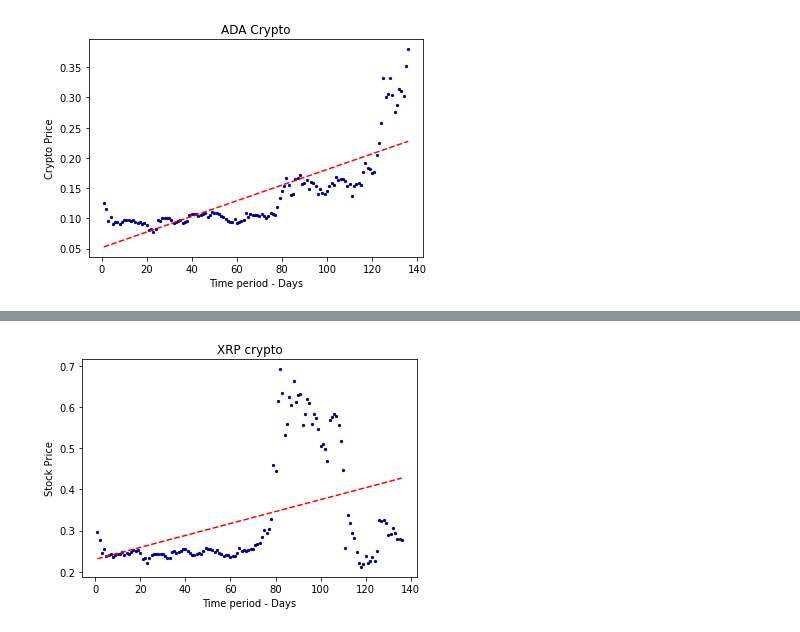
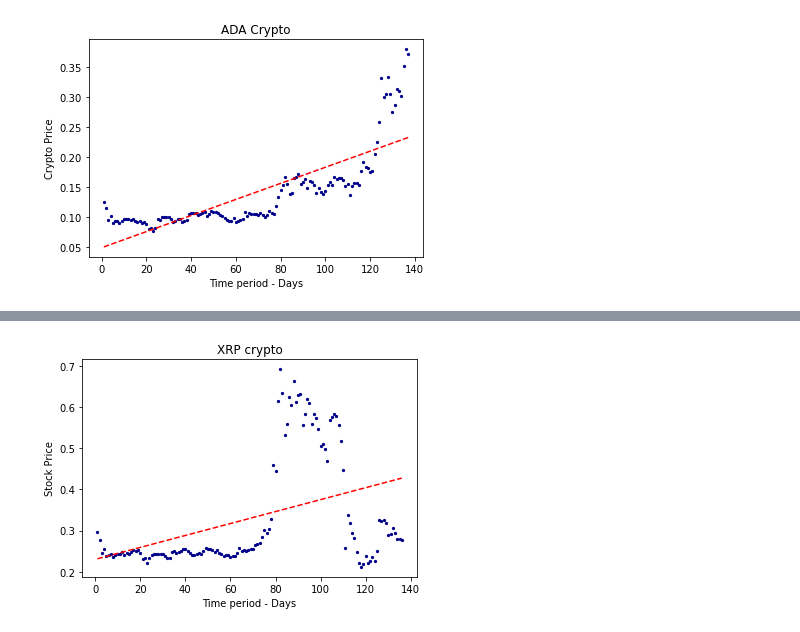
Before and after one commit to umiranda/Bitcoin-cryptocoins-analysis, a Jupyter notebook: Crypto_analysis/Crypto.ipynb, the cells around one changed output, grey strips where cells are left out. Cells and saved outputs as stored; diff of their text form; code cells hidden in the pictures.

```diff
--- a/Crypto_analysis/Crypto.ipynb
+++ b/Crypto_analysis/Crypto.ipynb
@@ -306,18 +311,18 @@ clean_ADA
 # %%
-x = [i for i in np.arange(1,137,1)]
+x = [i for i in np.arange(1,138,1)]
 y = clean_ADA['ADA-USD']
 
 fig = plt.scatter(x, y, c='darkblue', s=5)
 z = np.polyfit(x, y, 1)
 p = np.poly1d(z)
 plt.plot(x,p(x),"r--")
 plt.xlabel('Time period - Days')
 plt.ylabel('Crypto Price')
 plt.title('ADA Crypto')
 
 plt.show()
 # %% [output]
-[figure, old version]
+[figure, new version]
 # %%
 tickers = ["BTC-USD"]
 BTC_stock = web.get_data_yahoo(tickers,
```
Also changed, not shown: parts of 23 cells of this notebook.
